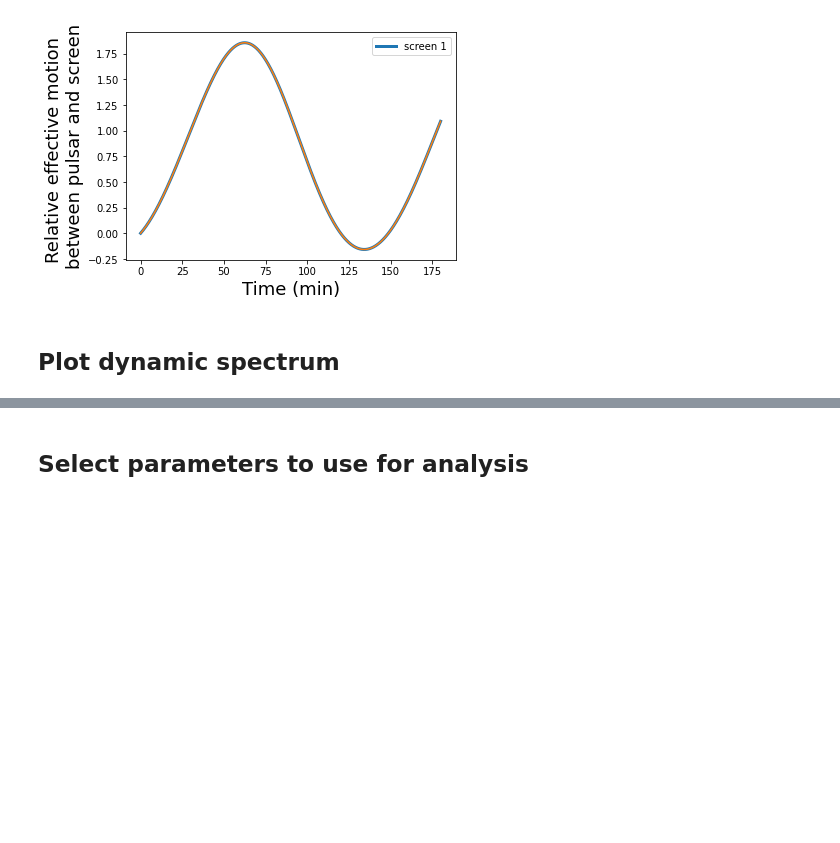
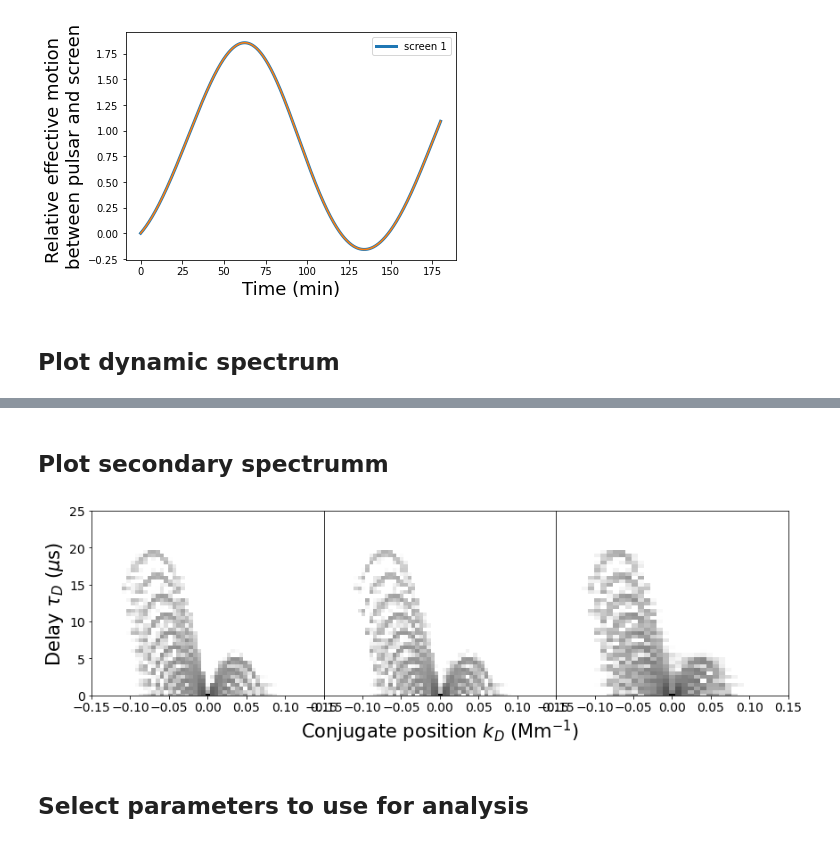
Before and after one commit to notriemann/Phases, a Jupyter notebook: Phase_simulator.ipynb, the cells around one changed output, grey strips where cells are left out. Cells and saved outputs as stored; diff of their text form; code cells hidden in the pictures; blank space fills up the shorter version.

```diff
--- a/Phase_simulator.ipynb
+++ b/Phase_simulator.ipynb
@@ -174,3 +222,58 @@ Text(0.5, 0, 'time $t$ ($\\mathrm{h}$)')
+# %% [markdown]
+## Plot secondary spectrumm
+# %%
+conjugate_stuff = []
+
+plt.figure(figsize = (12,4))
+res_tau = res_tau.to(u.us)
+# plt.ylabel('Delay $\\tau_D$ ($\mu$s)', fontsize = labsize)
+# plt.xlabel('Doppler shift $f_D$ (mHz)', fontsize = labsize)
+for i in range(len(res_t)):
+    plt.subplot(1, len(res_t), i+1)
+    plt.tight_layout()
+
+    if i == 0:
+        ylabels = 'Delay $\\tau_D$ ($\mu$s)'
+        plt.ylabel(ylabels, fontsize = 21)
+    else:
+        ylabels = None
+        plt.subplots_adjust(wspace=0, hspace=0.35)
+        plt.yticks([])
+    if i == 1:
+        plt.xlabel('Conjugate position $k_D$ (Mm$^{-1}$)', fontsize = 21)
+
+    plt.tick_params(axis='both', which='major', labelsize=14)
+
+    alpha_nu = 0.25
+    alpha_t = 0.5  # Bit larger so nu-t transform also is OK.
+    taper = (tukey(res_dyn[i].shape[-1], alpha=alpha_nu)
+             * tukey(res_dyn[i].shape[0], alpha=alpha_t)[:, np.newaxis])
+
+    ds_tap = (res_dyn[i] - 1.) * taper + 1.
+
+    conjspec = np.fft.fft2( ds_tap / ds_tap.mean() )
+    conjspec /= conjspec[0, 0]
+    conjspec = np.fft.fftshift(conjspec)
+
+    taus = np.fft.fftshift(np.fft.fftfreq(fs.size, fs[1]-fs[0])).to(u.us)
+    fds = np.fft.fftshift(np.fft.fftfreq(res_t[i].size,  res_t[i][1] - res_t[i][0]  )).to(u.mHz)
+    fds = np.fft.fftshift(np.fft.fftfreq(res_pos[i].size,  res_pos[i][1] - res_pos[i][0]  )).to(1/u.Mm)
+    SS = np.abs(conjspec)**2
+
+    if i == 1:
+        conjugate_stuff += [ fds, taus, SS]
+
+
+    plt.imshow(SS,
+       norm=LogNorm(vmin=1.e-5, vmax=1.),
+       origin='lower',
+       aspect='auto',
+       cmap='gray_r', extent=axis_extent(fds) + axis_extent(taus))
+    plt.ylim(0,25)
+    xlimit = 0.15
+    plt.xlim((- xlimit , xlimit))
+# %% [output]
+[figure, added]
 # %% [markdown]
 ## Select parameters to use for analysis
 # %%
```
Also changed, not shown: parts of 25 cells of this notebook.
